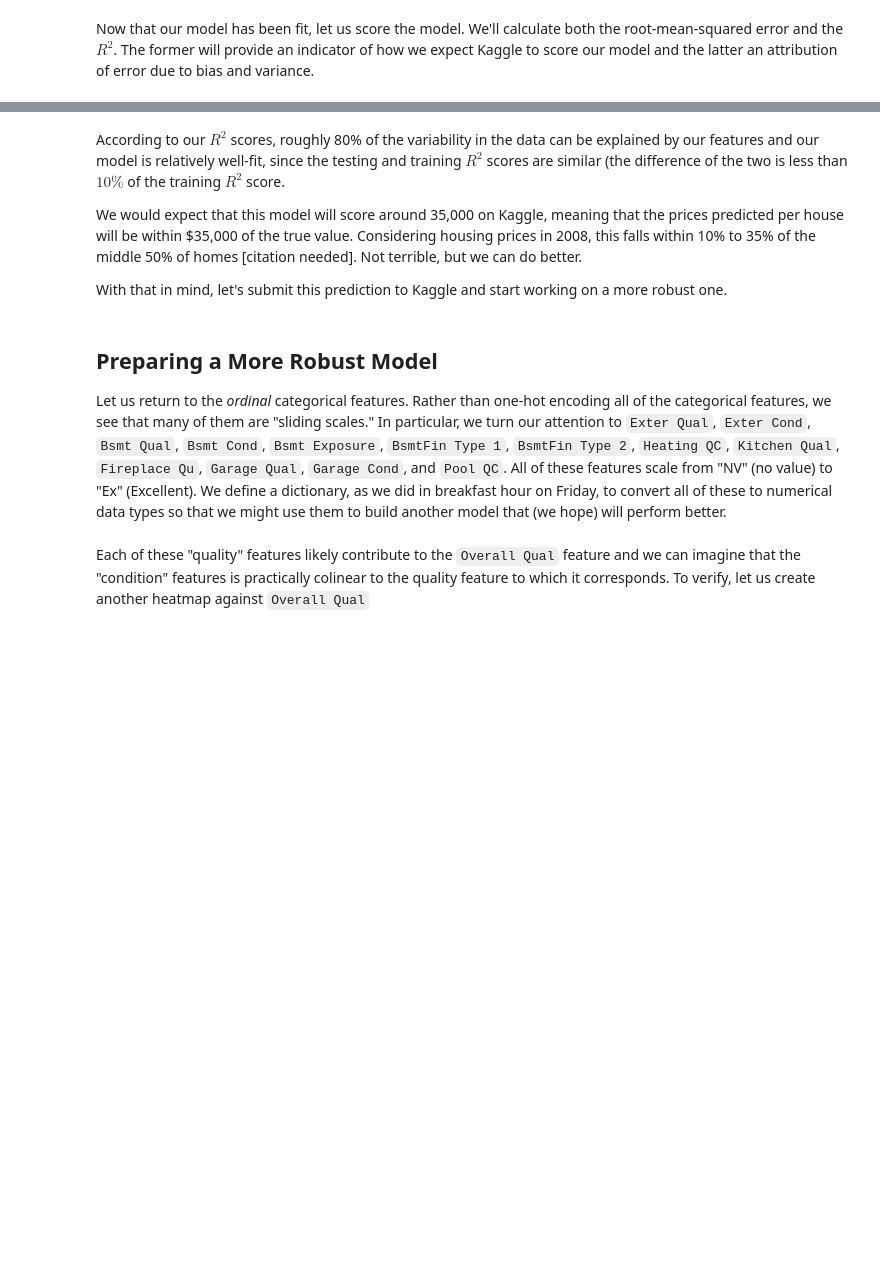
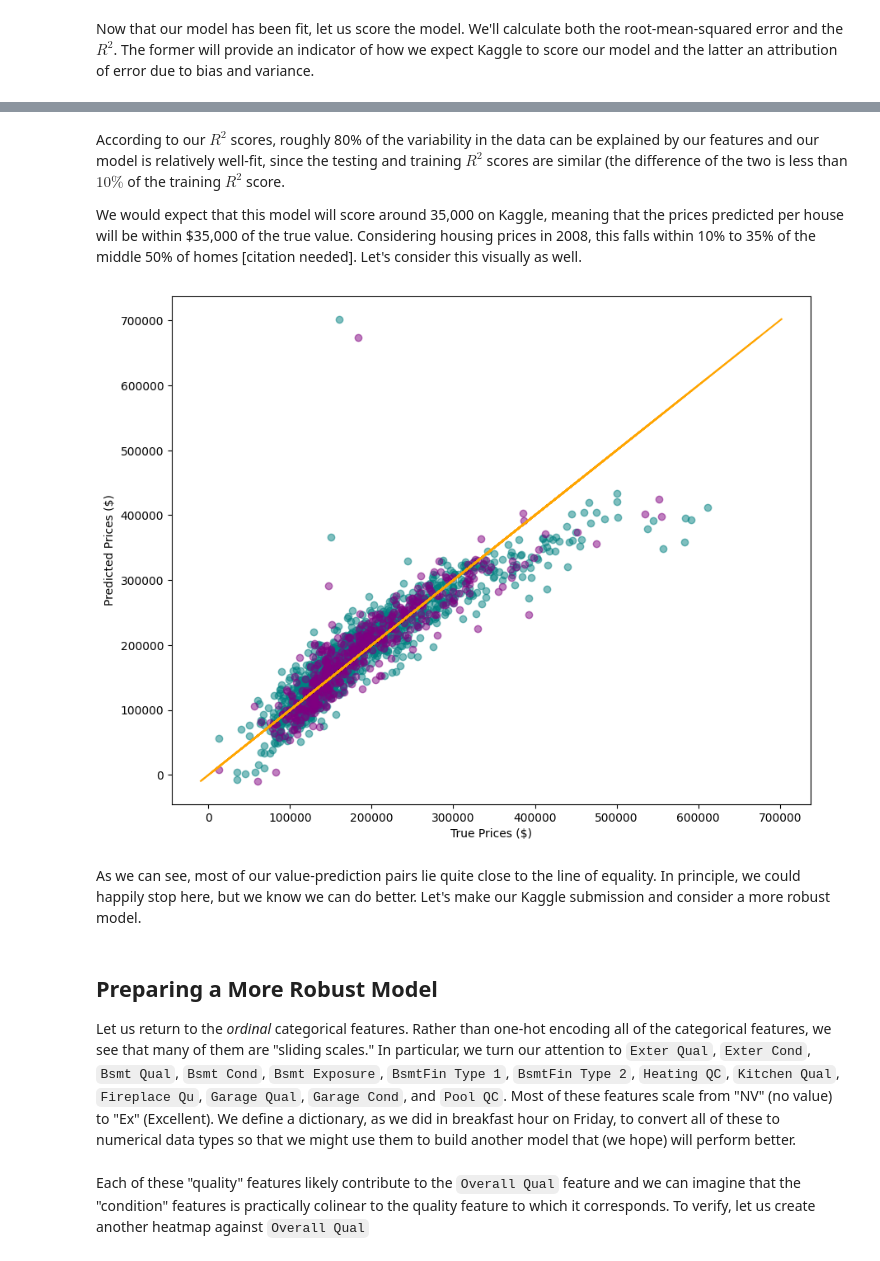
Before and after one commit to dmehta94/project-2-ames-housing-prediction, a Jupyter notebook: code/Project-2-Deval.ipynb, the cells around one changed output, grey strips where cells are left out. Drawn from its saved outputs; the diff is of its cells as text; code cells hidden in the pictures; blank space fills up the shorter version.

```diff
--- a/code/Project-2-Deval.ipynb
+++ b/code/Project-2-Deval.ipynb
@@ -563,9 +443,22 @@ R^2 on the testing set: 0.8151269260081673
 # %% [markdown]
 According to our $R^2$ scores, roughly 80% of the variability in the data can be explained by our features and our model is relatively well-fit, since the testing and training $R^2$ scores are similar (the difference of the two is less than $10\%$ of the training $R^2$ score.
 
-We would expect that this model will score around 35,000 on Kaggle, meaning that the prices predicted per house will be within $35,000 of the true value. Considering housing prices in 2008, this falls within 10% to 35% of the middle 50% of homes [citation needed]. Not terrible, but we can do better.
-
-With that in mind, let's submit this prediction to Kaggle and start working on a more robust one.
+We would expect that this model will score around 35,000 on Kaggle, meaning that the prices predicted per house will be within $35,000 of the true value. Considering housing prices in 2008, this falls within 10% to 35% of the middle 50% of homes [citation needed]. Let's consider this visually as well.
+# %%
+ys = np.concatenate([y_train, y_test])
+y_preds = np.concatenate([y_train_preds, y_test_preds])
+
+plt.figure(figsize = (10,8))
+plt.scatter(y_train, y_train_preds, alpha = 0.5, c = 'teal')
+plt.scatter(y_test, y_test_preds, alpha = 0.5, c = 'purple')
+plt.plot([ys, y_preds], [ys, y_preds], color = 'orange')
+plt.xlabel('True Prices ($)')
+plt.ylabel('Predicted Prices ($)')
+plt.savefig('../images/preliminary_true_vs_predicted.png', dpi = 300);
+# %% [output]
+[figure, added]
+# %% [markdown]
+As we can see, most of our value-prediction pairs lie quite close to the line of equality. In principle, we could happily stop here, but we know we can do better. Let's make our Kaggle submission and consider a more robust model.
 # %%
 # Fit against the whole training set
 mlr_basic.fit(X,y)
@@ -585,7 +478,7 @@ predictions.to_csv('../outputs/prediction_on_native_numerical_features.csv')
 # %% [markdown]
 ## Preparing a More Robust Model
 
-Let us return to the *ordinal* categorical features. Rather than one-hot encoding all of the categorical features, we see that many of them are "sliding scales." In particular, we turn our attention to `Exter Qual`, `Exter Cond`, `Bsmt Qual`, `Bsmt Cond`, `Bsmt Exposure`, `BsmtFin Type 1`, `BsmtFin Type 2`, `Heating QC`, `Kitchen Qual`, `Fireplace Qu`, `Garage Qual`, `Garage Cond`, and `Pool QC`. All of these features scale from "NV" (no value) to "Ex" (Excellent). We define a dictionary, as we did in breakfast hour on Friday, to convert all of these to numerical data types so that we might use them to build another model that (we hope) will perform better.
+Let us return to the *ordinal* categorical features. Rather than one-hot encoding all of the categorical features, we see that many of them are "sliding scales." In particular, we turn our attention to `Exter Qual`, `Exter Cond`, `Bsmt Qual`, `Bsmt Cond`, `Bsmt Exposure`, `BsmtFin Type 1`, `BsmtFin Type 2`, `Heating QC`, `Kitchen Qual`, `Fireplace Qu`, `Garage Qual`, `Garage Cond`, and `Pool QC`. Most of these features scale from "NV" (no value) to "Ex" (Excellent). We define a dictionary, as we did in breakfast hour on Friday, to convert all of these to numerical data types so that we might use them to build another model that (we hope) will perform better.
 # %%
 ordinal_mapping = {
     'NV': 0,
```
Also changed, not shown: parts of 63 cells of this notebook, 13 other files.
